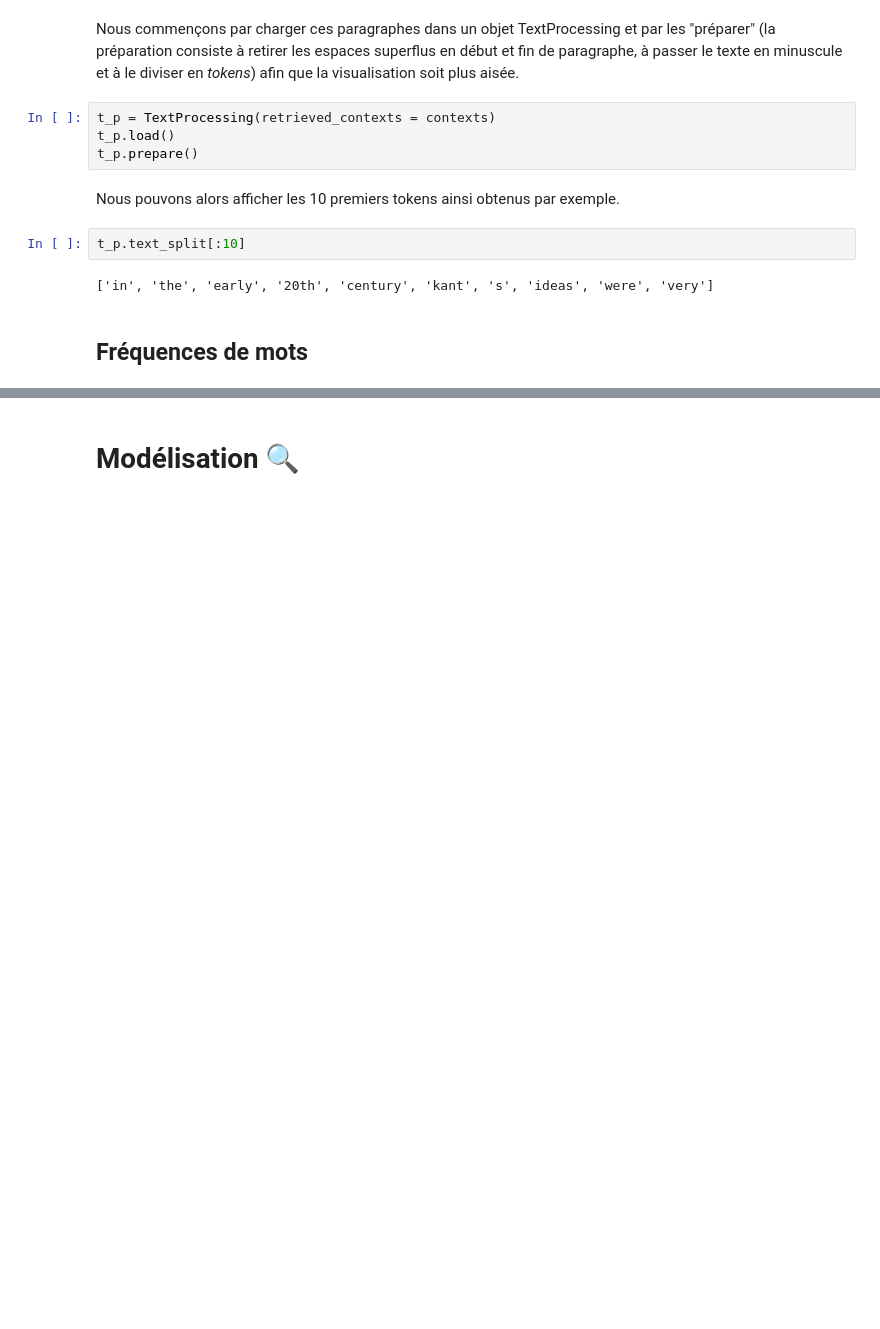
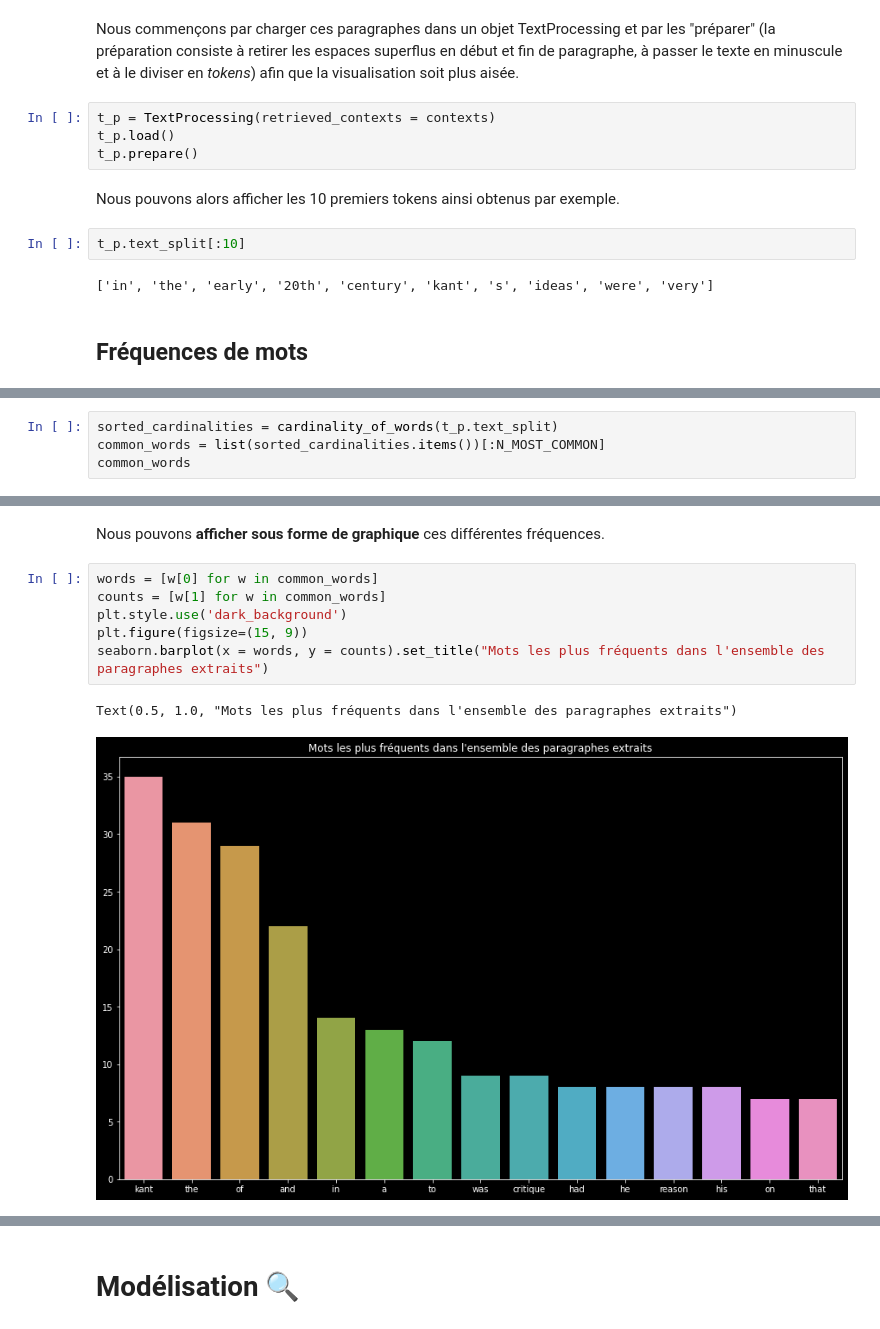
Before and after one commit to taminemelissa/quiz-generator, a Jupyter notebook: final-project.ipynb, the cells around one changed output, grey strips where cells are left out. Cells and saved outputs as stored; diff of their text form; blank space fills up the shorter version.

```diff
--- a/final-project.ipynb
+++ b/final-project.ipynb
@@ -139,0 +142,4 @@ t_p.text_split[:10]
+# %%
+sorted_cardinalities = cardinality_of_words(t_p.text_split)
+common_words = list(sorted_cardinalities.items())[:N_MOST_COMMON]
+common_words
@@ -139,0 +162,11 @@ t_p.text_split[:10]
+# %% [markdown]
+Nous pouvons **afficher sous forme de graphique** ces différentes fréquences.
+# %%
+words = [w[0] for w in common_words]
+counts = [w[1] for w in common_words]
+plt.style.use('dark_background')
+plt.figure(figsize=(15, 9))
+seaborn.barplot(x = words, y = counts).set_title("Mots les plus fréquents dans l'ensemble des paragraphes extraits")
+# %% [output]
+Text(0.5, 1.0, "Mots les plus fréquents dans l'ensemble des paragraphes extraits")
+[figure, added]
```
Also changed, not shown: parts of 6 cells of this notebook, 1 other file.
